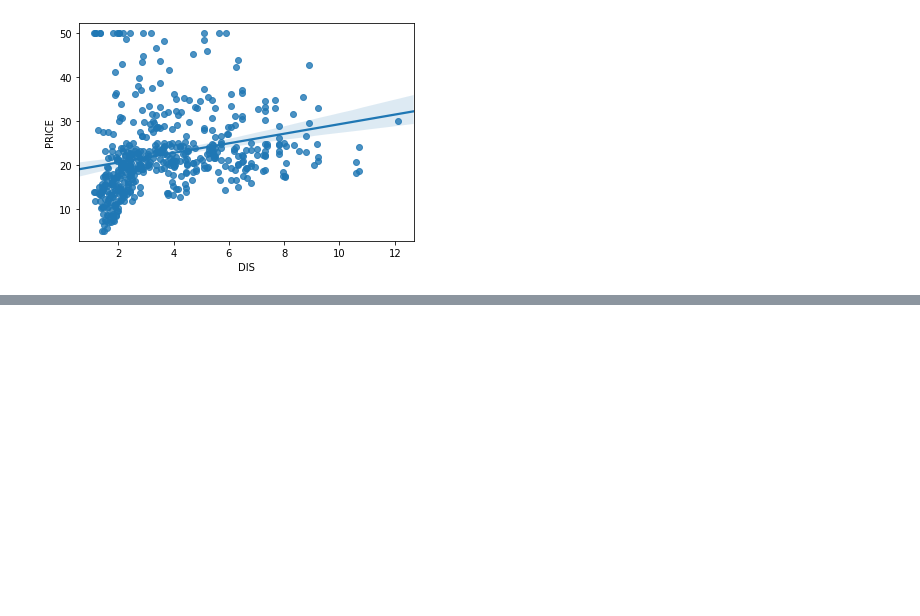
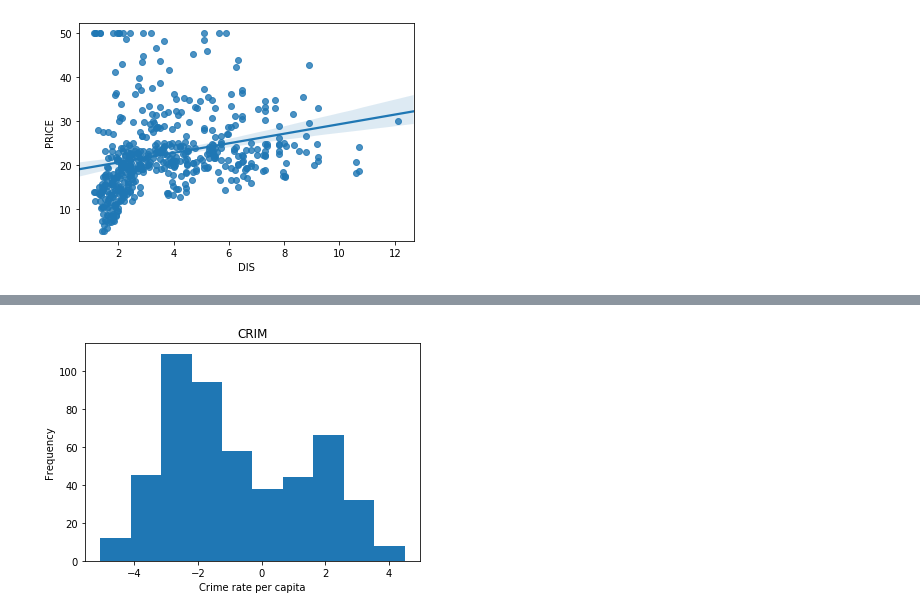
Before and after one commit to UmarFarooqui/ML_Algorithms, a Jupyter notebook: linear_regression/Linear_Regression.ipynb, the cells around one changed output, grey strips where cells are left out. Drawn from its saved outputs; the diff is of its cells as text; code cells hidden in the pictures; blank space fills up the shorter version.

```diff
--- a/linear_regression/Linear_Regression.ipynb
+++ b/linear_regression/Linear_Regression.ipynb
@@ -180,0 +191,11 @@ sns.regplot(y="PRICE", x="DIS", data=bos, fit_reg = True)
+# %%
+# We are not able to visualize the lower values of Frequency
+# The reason is that it is skewed data
+# To resolve this lets take the log of the CRIM values
+plt.hist(np.log(bos.CRIM))
+plt.title("CRIM")
+plt.xlabel("Crime rate per capita")
+plt.ylabel("Frequency")
+plt.show()
+# %% [output]
+[figure, added]
```
Also changed, not shown: parts of 21 cells of this notebook, 4 other files.
